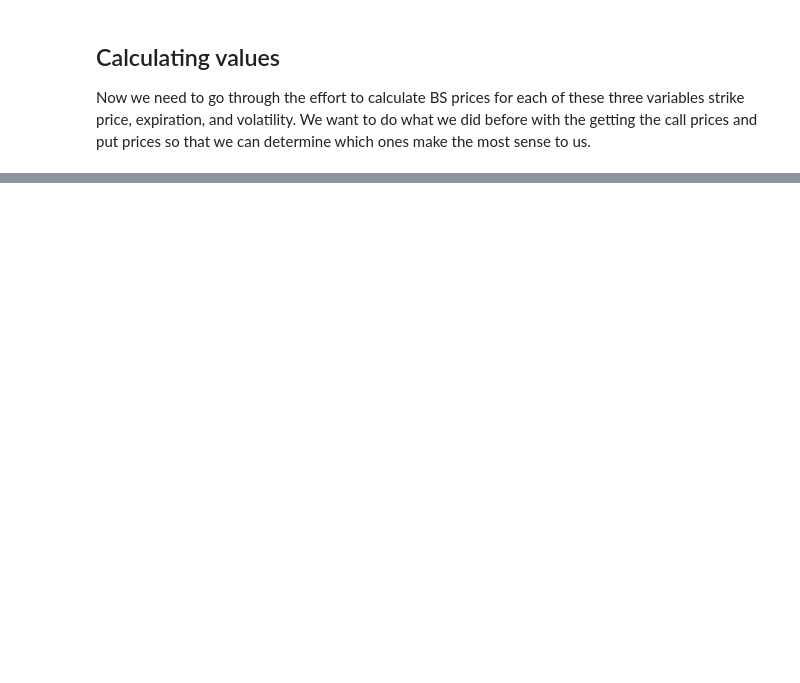
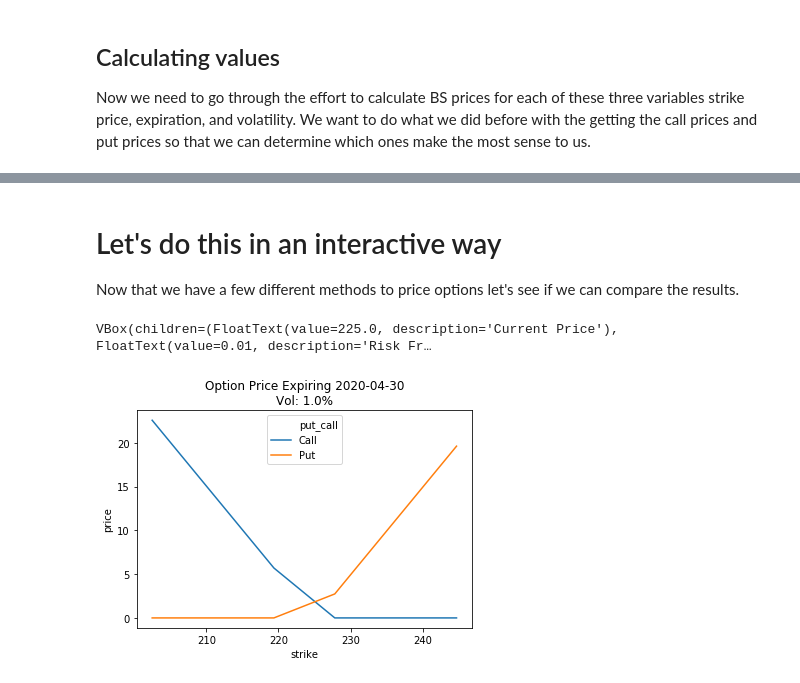
Before and after one commit to MLDERES/stock-and-crypto, a Jupyter notebook: Pandas-StockPrices.ipynb, the cells around one changed output, grey strips where cells are left out. Saved outputs shown, nothing was run; the diff lists cells and outputs as text; code cells hidden in the pictures; blank space fills up the shorter version.

Commit message:
Updating with changes from Azure Notebooks

```diff
--- a/Pandas-StockPrices.ipynb
+++ b/Pandas-StockPrices.ipynb
@@ -399,0 +242,71 @@ df_options.loc[(slice(None),350.,0.15),]
+# %% [markdown]
+# Let's do this in an interactive way
+Now that we have a few different methods to price options let's see if we can compare the results.
+# %%
+# %matplotlib notebook
+import ipywidgets as widgets
+from ipywidgets import Button, FloatText, DatePicker, HBox, VBox, FloatRangeSlider
+from IPython.display import display
+import numpy as np
+import pdb;
+import datetime as dt
+import seaborn as sns
+
+import numpy as np
+import matplotlib as mpl
+import matplotlib.pyplot as plt
+%matplotlib inline
+
+
+stock_current_value_default = 225
+expiration_default = dt.date(2020,4,30)
+
+txt_current = FloatText(description='Current Price', width='20%', value=stock_current_value_default)
+txt_riskRate = FloatText(description='Risk Free Rate',value=0.01)
+txt_expiration = DatePicker(description='Expiration', value=expiration_default)
+in_vol_range = widgets.FloatSlider(description='Volatility',min=1,max=100,step=1, value=1)
+btn_display = widgets.Button(description='Update Chart')
+strike_range = FloatRangeSlider(description='Strike Price Range',
+                                value=[stock_current_value_default*.90, stock_current_value_default*1.10],
+                                min=stock_current_value_default*.75, max=stock_current_value_default*1.5)
+
+output = widgets.Output()
+df_options = pd.DataFrame()
+
+def on_graph_update(b):
+
+    # Let's start with the stock's current price and give ourselves 10 options
+    # in either direction, in 2.50 increments rounded to the nearest $2.50 above or below the price...
+    # So for the case where a stock is $86, we'll start going down from $85, $82.50.... and up from $85
+    strike_step = (strike_range.max - strike_range.min) / 20
+    strike_range_list = np.arange(strike_range.lower,strike_range.upper,strike_step)
+
+    df_options = pd.DataFrame(strike_range_list,columns=['strike'])
+    df_options[['Call','Put']] = df_options.apply(lambda x: BlackSholes(txt_current.value,
+                                                      x.strike,
+                                                      in_vol_range.value/100,
+                                                      riskFreeRate,
+                                                      txt_expiration.value),
+                                                  axis=1, result_type='expand')
+    df_options_long = pd.melt(df_options, ['strike'],var_name='put_call',value_name='price')
+
+    # Use the expiration date and volatility as the Title of the graph
+    sns.lineplot(x='strike',y='price', data=df_options_long, hue='put_call', ci=None,).set_title(f'Option Price Expiring {txt_expiration.value}\n'
+                                                                                                 f'Vol: {in_vol_range.value}%');
+
+#     ggplot(aes(x='strike', y='price'), data=df_options_long)+geom_line()
+
+def on_price_update(change):
+    new_current = change.new
+    strike_range.min = 0 # This makes sure that the max is greater than the min when updated
+    strike_range.max=new_current * 1.25
+    strike_range.min=new_current * 0.75
+    strike_range.value = [new_current* .9, new_current* 1.1]
+
+txt_current.observe(on_price_update, names='value')
+btn_display.on_click(on_graph_update)
+
+VBox([txt_current, txt_riskRate, txt_expiration,in_vol_range, strike_range, btn_display])
+# %% [output]
+VBox(children=(FloatText(value=225.0, description='Current Price'), FloatText(value=0.01, description='Risk Fr…
+[figure, added]
```
Also changed, not shown: parts of 22 cells of this notebook, 8 other files.
